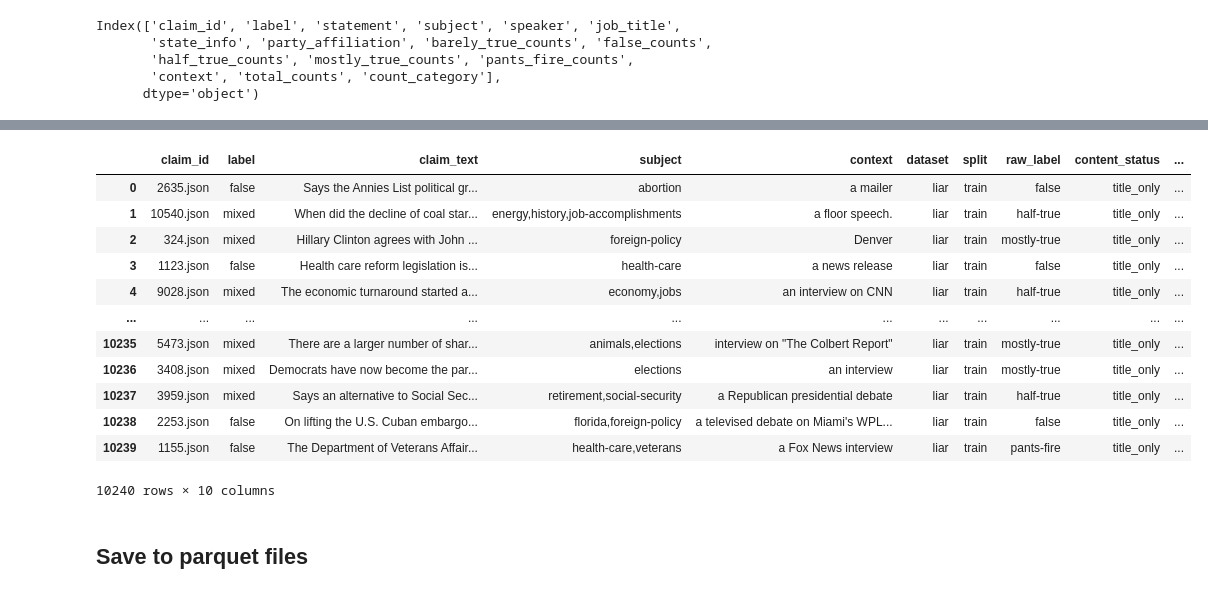
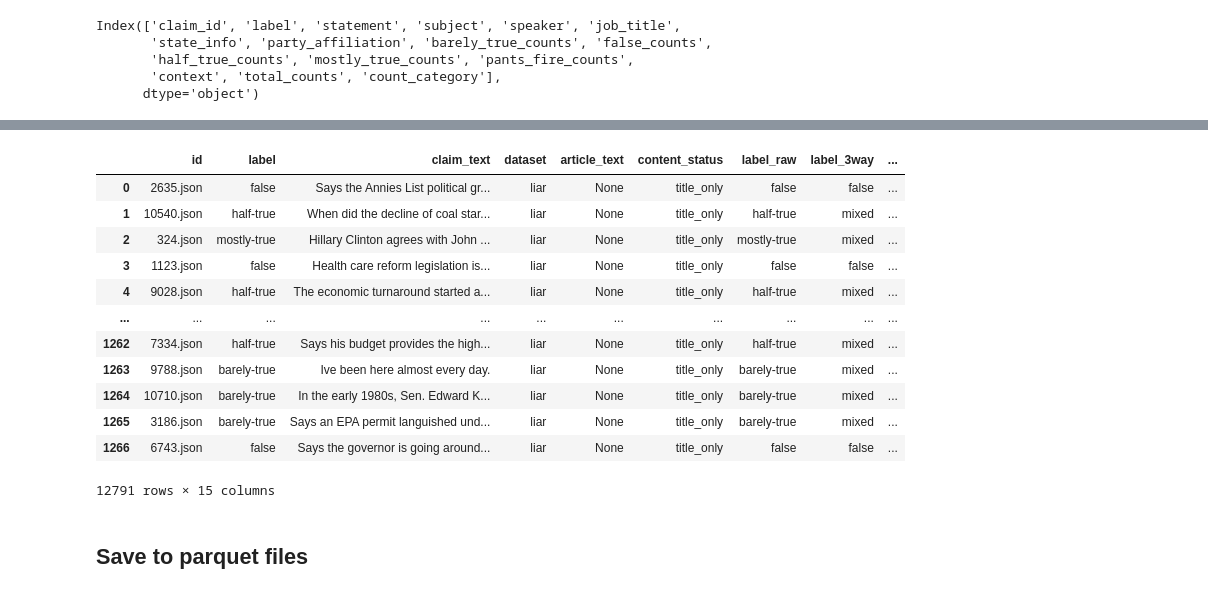
Before and after one commit to Western-Artificial-Intelligence/explainable-misinfo-ai, a Jupyter notebook: data/unified_schema/liar/Liar_unified_schema.ipynb, the cells around one changed output, grey strips where cells are left out. Drawn from its saved outputs; the diff is of its cells as text; code cells hidden in the pictures.

Commit message:
fixed unified schema for all datasets.

```diff
--- a/data/unified_schema/liar/Liar_unified_schema.ipynb
+++ b/data/unified_schema/liar/Liar_unified_schema.ipynb
@@ -243,14 +248,26 @@ Index(['claim_id', 'label', 'statement', 'subject', 'speaker', 'job_title',
 # %%
 train.drop(columns=['party2','job2','speaker2'],inplace=True)
 # %%
-def unified_schema(df:pd.DataFrame, dataset:str = "liar", split:str = 'Train') -> pd.DataFrame:
+def unified_schema(df:pd.DataFrame, dataset:str = "liar") -> pd.DataFrame:
     temp = df.copy()
-    temp['dataset'], temp['split'] = dataset,split
-    temp['raw_label'] = temp['label']
-    temp['label']=temp['label'].map({'true': 'true','mostly-true':'mixed','half-true':'mixed','barely-true':'mixed','false':'false','pants-fire':'false'})
+    temp['dataset'] = dataset
+    temp.rename(columns={'claim_id':'id'},inplace=True)
     temp.rename(columns={'statement':'claim_text'},inplace=True)
+    temp['article_text'] = None
     temp['content_status'] = 'title_only'
+    temp['label_raw'] = temp['label']
+    temp['label'] = temp['label'].apply(str.lower).apply(str.strip)
+    temp['label_3way']=temp['label'].map({'true': 'true','mostly-true':'mixed','half-true':'mixed','barely-true':'mixed','false':'false','pants-fire':'false'})
+    temp['label_mode'] = 0
+    temp['label_bin'] = -100
     temp['label_confidence'] = np.where(temp['count_category'] == '<10', 'weak', 'gold')
+    temp['source_id'] = 0
+    temp['claim_norm_hash'] = temp['claim_text'].apply(_claim_norm_hash)
+    temp['lang'] = 'en'
+    temp['content_char_len'] = 0
 
-    temp.drop(['state_info','barely_true_counts','false_counts','half_true_counts','mostly_true_counts','pants_fire_counts','speaker','party_affiliation','job_title','total_counts','count_category'],inplace=True,axis=1)
+    temp.drop(['state_info','subject','context','barely_true_counts','false_counts','half_true_counts','mostly_true_counts','pants_fire_counts','speaker','party_affiliation','job_title','total_counts','count_category'],inplace=True,axis=1)
     return temp
+# %%
+df = pd.concat([train,val,test])
+df
@@ -257,17 +288,17 @@ def unified_schema(df:pd.DataFrame, dataset:str = "liar", split:str = 'Train') -
 # %%
-uni_train = unified_schema(train,'liar','train')
-uni_train
+out = unified_schema(df,'liar')
+out
 # %% [output]
-|  | claim_id | label | claim_text | subject | context | dataset | split | raw_label | content_status | ... |
-| 0 | 2635.json | false | Says the Annies List political gr... | abortion | a mailer | liar | train | false | title_only | ... |
-| 1 | 10540.json | mixed | When did the decline of coal star... | energy,history,job-accomplishments | a floor speech. | liar | train | half-true | title_only | ... |
-| 2 | 324.json | mixed | Hillary Clinton agrees with John ... | foreign-policy | Denver | liar | train | mostly-true | title_only | ... |
-| 3 | 1123.json | false | Health care reform legislation is... | health-care | a news release | liar | train | false | title_only | ... |
-| 4 | 9028.json | mixed | The economic turnaround started a... | economy,jobs | an interview on CNN | liar | train | half-true | title_only | ... |
-| ... | ... | ... | ... | ... | ... | ... | ... | ... | ... | ... |
-| 10235 | 5473.json | mixed | There are a larger number of shar... | animals,elections | interview on "The Colbert Report" | liar | train | mostly-true | title_only | ... |
-| 10236 | 3408.json | mixed | Democrats have now become the par... | elections | an interview | liar | train | mostly-true | title_only | ... |
-| 10237 | 3959.json | mixed | Says an alternative to Social Sec... | retirement,social-security | a Republican presidential debate | liar | train | half-true | title_only | ... |
-| 10238 | 2253.json | false | On lifting the U.S. Cuban embargo... | florida,foreign-policy | a televised debate on Miami's WPL... | liar | train | false | title_only | ... |
-| 10239 | 1155.json | false | The Department of Veterans Affair... | health-care,veterans | a Fox News interview | liar | train | pants-fire | title_only | ... |
+|  | id | label | claim_text | dataset | article_text | content_status | label_raw | label_3way | ... |
+| 0 | 2635.json | false | Says the Annies List political gr... | liar | None | title_only | false | false | ... |
+| 1 | 10540.json | half-true | When did the decline of coal star... | liar | None | title_only | half-true | mixed | ... |
+| 2 | 324.json | mostly-true | Hillary Clinton agrees with John ... | liar | None | title_only | mostly-true | mixed | ... |
+| 3 | 1123.json | false | Health care reform legislation is... | liar | None | title_only | false | false | ... |
+| 4 | 9028.json | half-true | The economic turnaround started a... | liar | None | title_only | half-true | mixed | ... |
+| ... | ... | ... | ... | ... | ... | ... | ... | ... | ... |
+| 1262 | 7334.json | half-true | Says his budget provides the high... | liar | None | title_only | half-true | mixed | ... |
+| 1263 | 9788.json | barely-true | Ive been here almost every day. | liar | None | title_only | barely-true | mixed | ... |
+| 1264 | 10710.json | barely-true | In the early 1980s, Sen. Edward K... | liar | None | title_only | barely-true | mixed | ... |
+| 1265 | 3186.json | barely-true | Says an EPA permit languished und... | liar | None | title_only | barely-true | mixed | ... |
+| 1266 | 6743.json | false | Says the governor is going around... | liar | None | title_only | false | false | ... |
-10240 rows × 10 columns
+12791 rows × 15 columns
```
Also changed, not shown: parts of 4 cells of this notebook, 33 other files.
